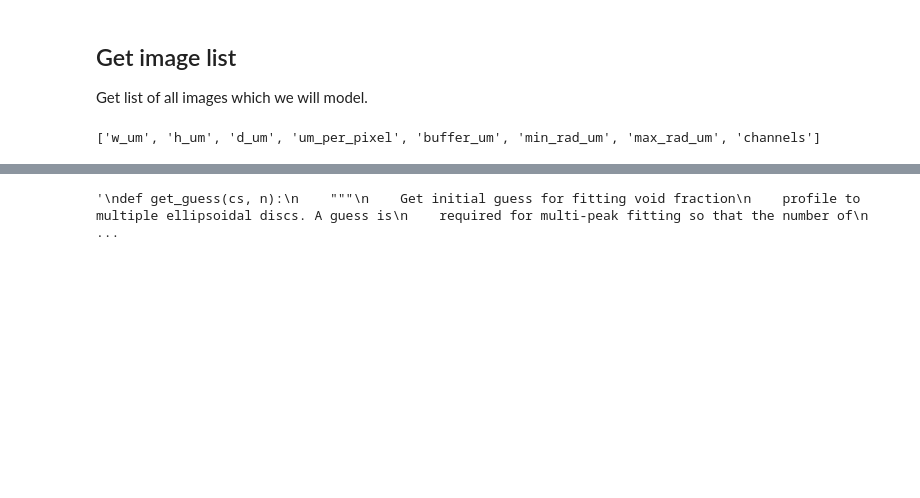
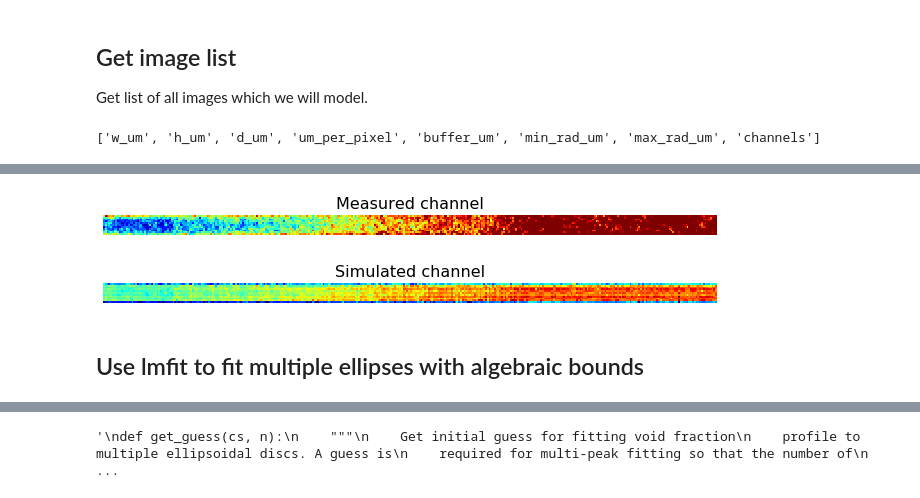
Before and after one commit to ericmuckley/fluid_channel_modeling, a Jupyter notebook: channel_modeling_disks.ipynb, the cells around one changed output, grey strips where cells are left out. Cells and saved outputs as stored; diff of their text form; code cells hidden in the pictures; blank space fills up the shorter version.

```diff
--- a/channel_modeling_disks.ipynb
+++ b/channel_modeling_disks.ipynb
@@ -186,9 +201,0 @@ for L in data['channels']:
-# %%
-'''
-plot_channel_image(img, title='Void fraction: {}'.format(L))
-
-x = np.arange(100)
-y = multi_ellipse_integral(x, 20, 9, 4, 60, 4, 5)
-plt.plot(x,y)
-plt.show()
-'''
@@ -241 +370,9 @@ plt.show()
+# %%
+plot_channel_image(img, title='Measured channel')
+plot_channel_image(np.array(fits).T, title='Simulated channel')
+# %% [output]
+[figure, added]
+[figure, added]
+# %% [markdown]
+## Use lmfit to fit multiple ellipses with algebraic bounds
 # %%
```
Also changed, not shown: parts of 14 cells of this notebook.
